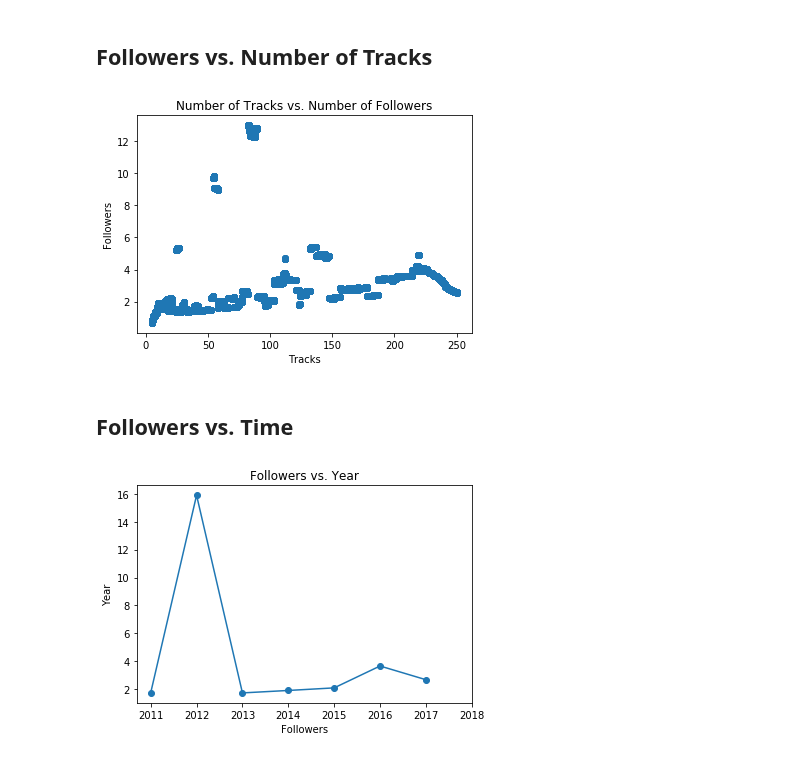
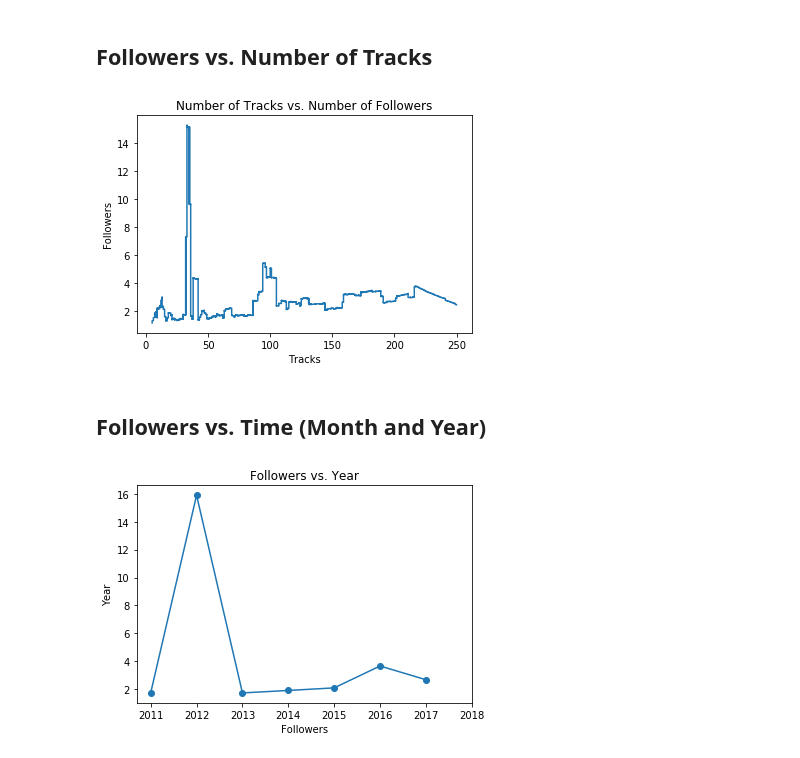
Before and after one commit to adamkhazi/one-million-playlists, a Jupyter notebook: exploration/basic.ipynb, the cells around one changed output. Saved outputs shown, nothing was run; the diff lists cells and outputs as text; code cells hidden in the pictures.

```diff
--- a/exploration/basic.ipynb
+++ b/exploration/basic.ipynb
@@ -24,7 +26,7 @@ with open(path_to_data_win + "mpd.slice.0-999.json") as f:
     data = json.load(f)
 # %%
 d = Data()
-playlistData = d.load(100)
+playlistData = d.load(10)
 # %%
 type(playlistData)
 # %% [output]
@@ -37,0 +34,13 @@ data['info']
+# %%
+rowsList = []
+for playlistSet in playlistData:
+    for i in range(len(playlistSet["playlists"])):
+        row = dict()
+        row['num_artists'] = playlistSet["playlists"][i]['num_artists']
+        row['num_albums'] = playlistSet["playlists"][i]['num_albums']
+        row['num_tracks'] = playlistSet["playlists"][i]['num_tracks']
+        row['num_followers'] = playlistSet["playlists"][i]['num_followers']
+        row['num_edits'] = playlistSet["playlists"][i]['num_edits']
+        rowsList.append(row)
+
+playlistDataDF = pd.DataFrame(rowsList)
@@ -317,15 +335,15 @@ nr_followers=[t[1] for t in followers_v_nr_tracks]
 from math import log
 nr_followers_av = movingaverage(nr_followers, 3000)
 # %%
-plt.plot(nr_tracks, nr_followers_av, 'o')
+plt.plot(nr_tracks, nr_followers_av)
 plt.title('Number of Tracks vs. Number of Followers')
 plt.xlabel('Tracks')
 plt.ylabel('Followers')
 plt.show()
 # %% [output]
-[figure, old version]
+[figure, new version]
 # %% [markdown]
-## Followers vs. Time
+## Followers vs. Time (Month and Year)
 # %%
 followers_v_month = []
 for playlistSet in playlistData:
```
Also changed, not shown: parts of 18 cells of this notebook.
